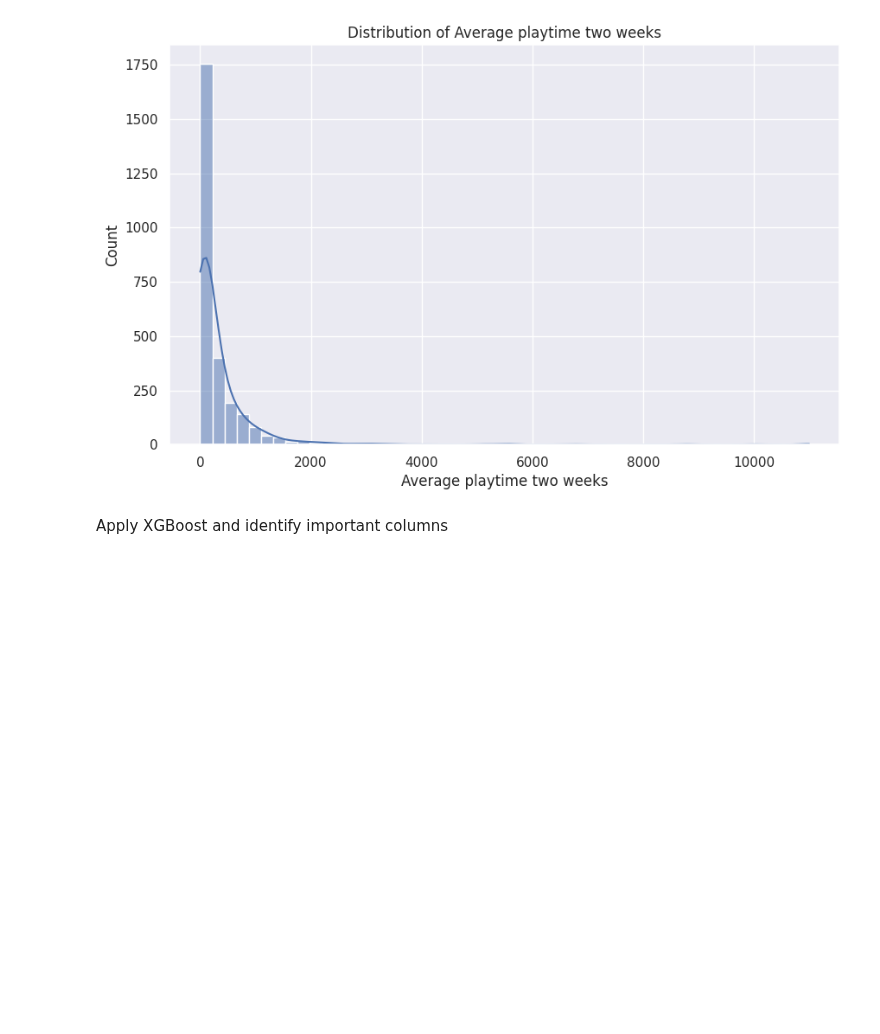
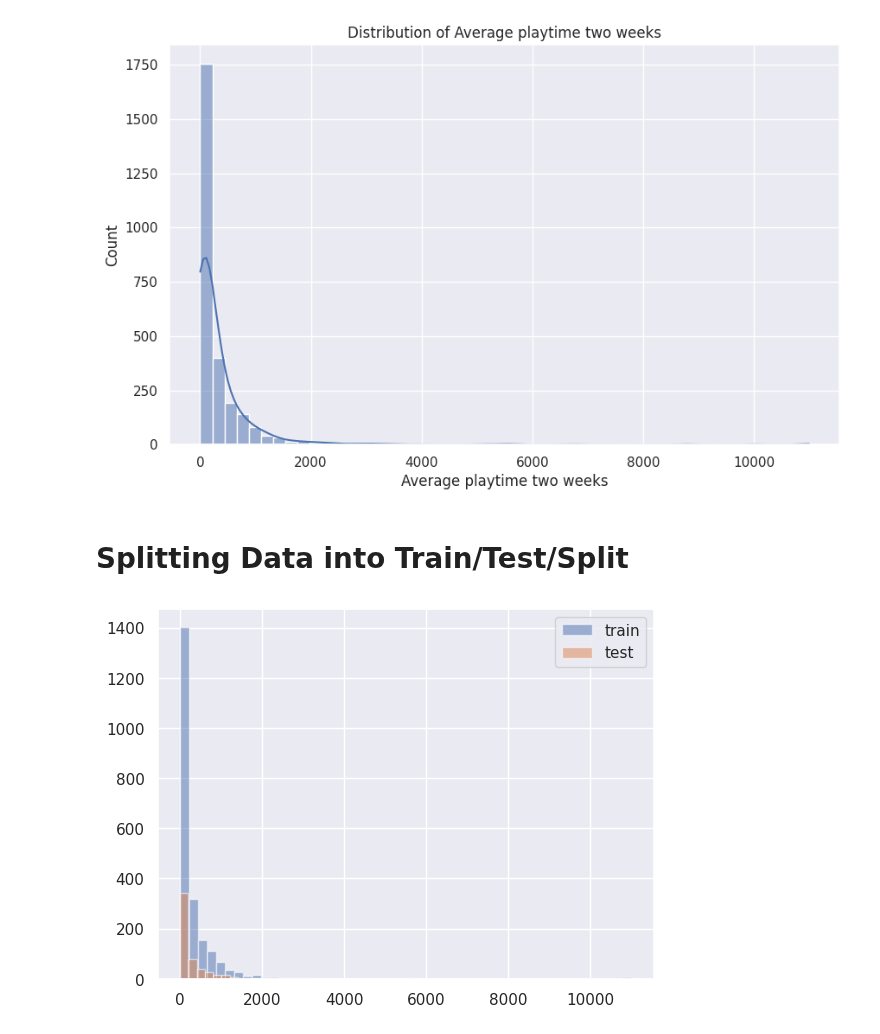
Before and after one commit to zakirangwala/esrb-wizard, a Jupyter notebook: notebooks/regression.ipynb, the cells around one changed output. Cells and saved outputs as stored; diff of their text form; code cells hidden in the pictures; blank space fills up the shorter version.

```diff
--- a/notebooks/regression.ipynb
+++ b/notebooks/regression.ipynb
@@ -9,17 +17,11 @@ Regression: can we predict how many minutes a game will have been played in the
 # %%
-#import libraries
-import pandas as pd
-import numpy as np
-import matplotlib.pyplot as plt
-import seaborn as sns; sns.set()
-import sklearn
-import ast
-
 #loading the dataset (originally from https://www.kaggle.com/datasets/fronkongames/steam-games-dataset; had to manually add a comma to separate Discount and DLC)
 from google.colab import drive
 drive.mount('/content/drive')
 
-path = "/content/drive/MyDrive/CP322/regression.csv" # save to github: notebooks/workingFile.ipynb
-steam = pd.read_csv(path, index_col=False, on_bad_lines='skip', engine='python')
-steam.head()
+#load data
+reg_df = pd.read_csv("/content/drive/MyDrive/CP322/regression.csv") # save to github: notebooks/regression.ipynb
+
+print(reg_df.shape)
+reg_df.head()
 # %% [output]
@@ -57,5 +107,36 @@ min          1.000000
 max      10996.000000
 Name: Average playtime two weeks, dtype: float64
 [figure]
-# %% [markdown]
-Apply XGBoost and identify important columns
+# %% [markdown]
+# Splitting Data into Train/Test/Split
+# %%
+from sklearn.model_selection import train_test_split
+
+# Create quantile bins (e.g., deciles)
+reg_df["target_bin"] = pd.qcut(y, q=10, labels=False, duplicates="drop")
+
+# train vs test
+train_df, test_df = train_test_split(
+    reg_df, test_size=0.2, stratify=reg_df["target_bin"], random_state=42
+)
+
+# Drop helper column
+for d in [train_df, test_df]:
+    d.drop(columns=["target_bin"], inplace=True)
+
+
+plt.hist(train_df[TARGET_COL], bins=50, alpha=0.5, label='train')
+plt.hist(test_df[TARGET_COL], bins=50, alpha=0.5, label='test')
+plt.legend()
+plt.show()
+
+X_train = train_df.drop(columns=TARGET_COL)
+y_train = train_df[TARGET_COL]
+
+X_test = test_df.drop(columns=TARGET_COL)
+y_test = test_df[TARGET_COL]
+
+y_train_log = np.log1p(y_train)
+y_test_log = np.log1p(y_test)
+# %% [output]
+[figure, added]
```
Also changed, not shown: parts of 27 cells of this notebook.
